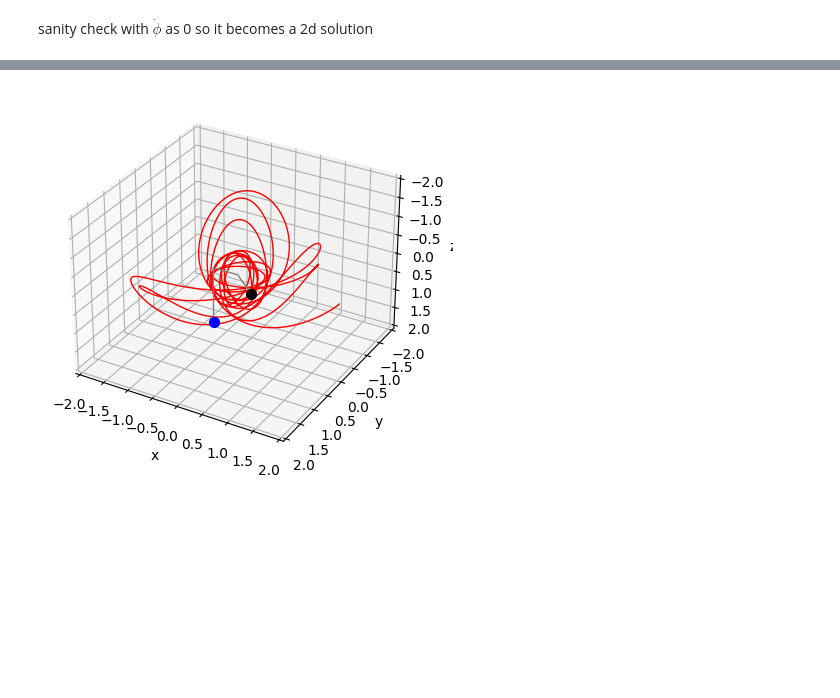
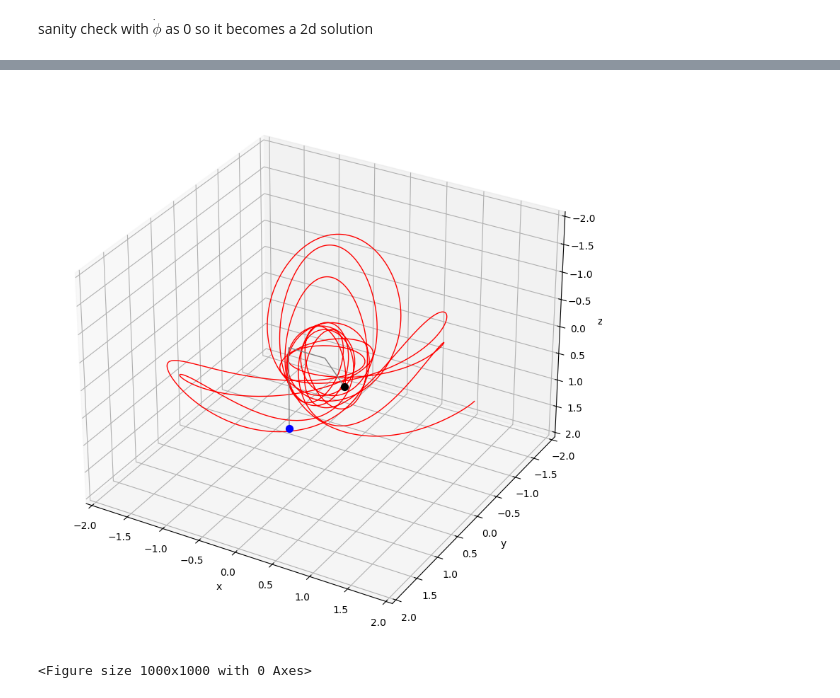
Before and after one commit to pgot/swingingatwood, a Jupyter notebook: main.ipynb, the cells around one changed output, grey strips where cells are left out. Drawn from its saved outputs; the diff is of its cells as text; code cells hidden in the pictures; blank space fills up the shorter version.

Commit message:
figsize

```diff
--- a/main.ipynb
+++ b/main.ipynb
@@ -330,7 +360,7 @@ def update3d(frame, dots, history, string, res, interval, string_length):
 
     return [history, swinging_dot, vertical_dot, string]
 
-def anim3d(mu, state, t, interval):
+def anim3d(mu, state, t, interval, figsize=(6.4, 4.8)):
     # data for animation
     res = SAM3d(mu, state, t, False)
 
@@ -338,7 +368,8 @@ def anim3d(mu, state, t, interval):
     string_length = max(MIN_STRING_LENGTH, max(res[R]) + 0.1 + DISTANCE_BETWEEN_PULLEYS)
 
     # set up plot
-    fig, ax = plt.subplots(subplot_kw={'projection': '3d'})
+    fig, ax = plt.subplots(subplot_kw={'projection': '3d'}, figsize=figsize)
+    plt.figure(figsize=figsize)
     cart = sph2cart(res[R], res[THETA], res[PHI])
     ax.set_xlabel('x')
     ax.set_ylabel('y')
@@ -378,6 +409,7 @@ def anim3d(mu, state, t, interval):
         filename = "gifs/3d_mu%.3f_%s.gif" % (mu, i)
     ani.save(filename=filename, writer="pillow", fps=int(1000/interval))
 # %%
-anim3d(mu=10, state=np.array([2, 0, np.pi/2, 0, 0, 0.8]), t=10, interval=30)
+anim3d(mu=10, state=np.array([2, 0, np.pi/2, 0, 0, 0.8]), t=10, interval=30, figsize=(40/3, 10))
 # %% [output]
-[figure, old version]
+[figure, new version]
+<Figure size 1000x1000 with 0 Axes>
```
Also changed, not shown: parts of 6 cells of this notebook, 1 other file.
